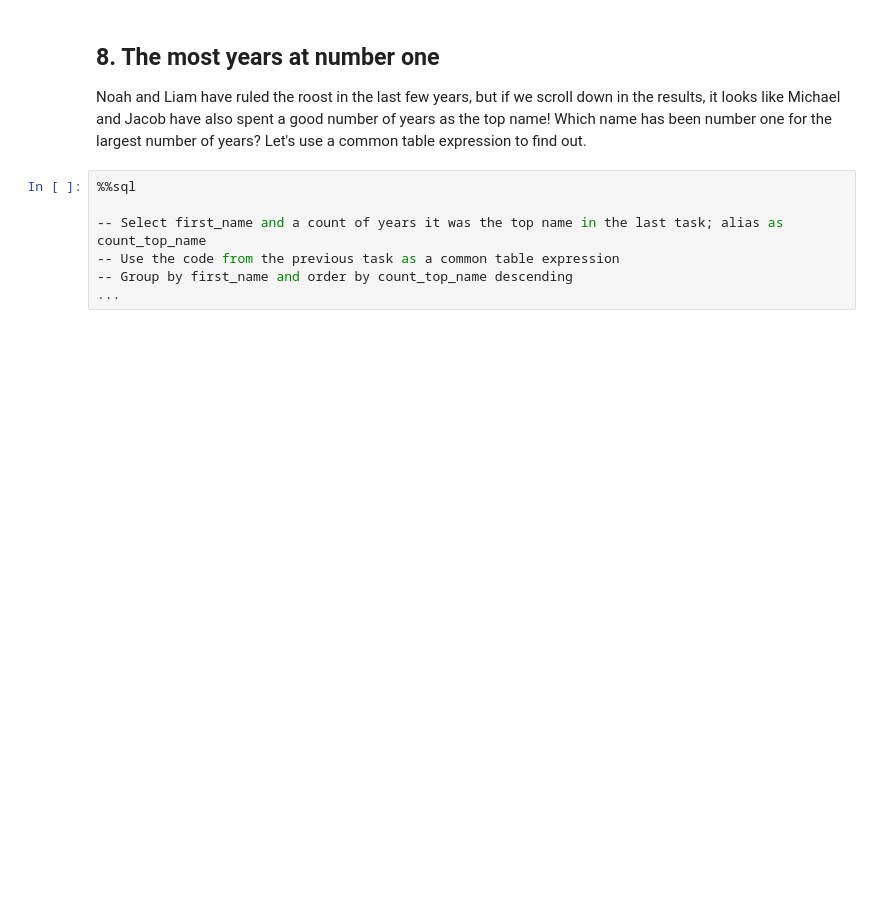
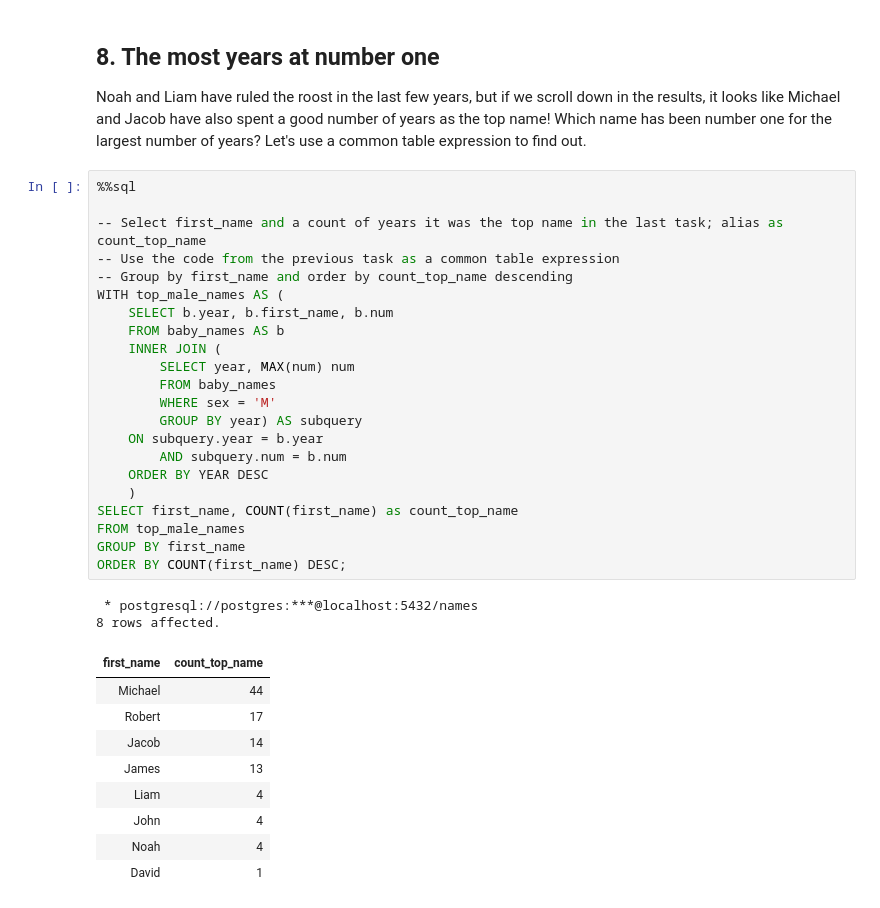
Before and after one commit to JeremyTallant/baby_names, a Jupyter notebook: american_names.ipynb, the cells around one changed output. Cells and saved outputs as stored; diff of their text form; blank space fills up the shorter version.

```diff
--- a/american_names.ipynb
+++ b/american_names.ipynb
@@ -295,7 +295,34 @@ ORDER BY year DESC;
 # %%
 %%sql
 
 -- Select first_name and a count of years it was the top name in the last task; alias as count_top_name
 -- Use the code from the previous task as a common table expression
 -- Group by first_name and order by count_top_name descending
-...
+WITH top_male_names AS (
+    SELECT b.year, b.first_name, b.num
+    FROM baby_names AS b
+    INNER JOIN (
+        SELECT year, MAX(num) num
+        FROM baby_names
+        WHERE sex = 'M'
+        GROUP BY year) AS subquery
+    ON subquery.year = b.year
+        AND subquery.num = b.num
+    ORDER BY YEAR DESC
+    )
+SELECT first_name, COUNT(first_name) as count_top_name
+FROM top_male_names
+GROUP BY first_name
+ORDER BY COUNT(first_name) DESC;
+# %% [output]
+ * postgresql://postgres:***@localhost:5432/names
+8 rows affected.
+| first_name | count_top_name |
+| Michael | 44 |
+| Robert | 17 |
+| Jacob | 14 |
+| James | 13 |
+| Liam | 4 |
+| John | 4 |
+| Noah | 4 |
+| David | 1 |
```
